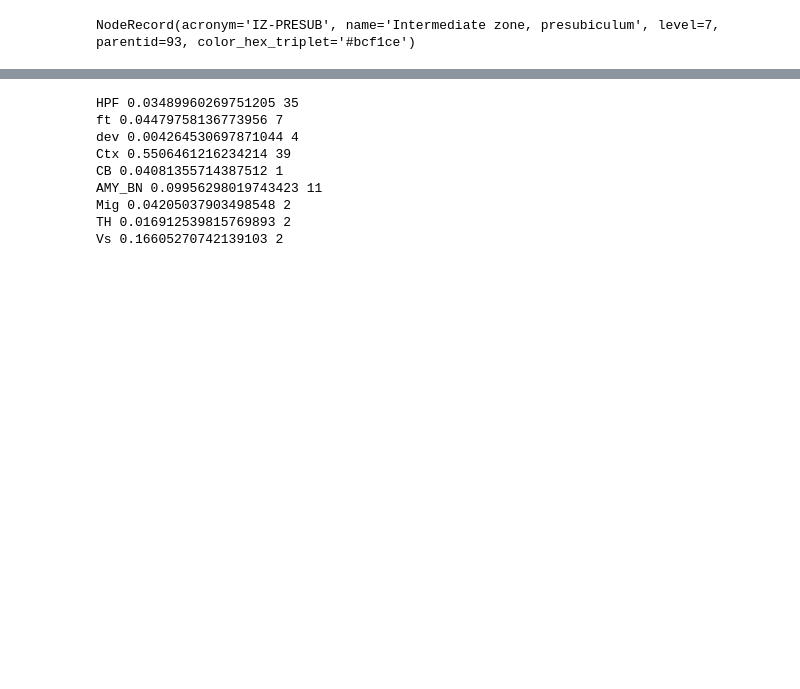
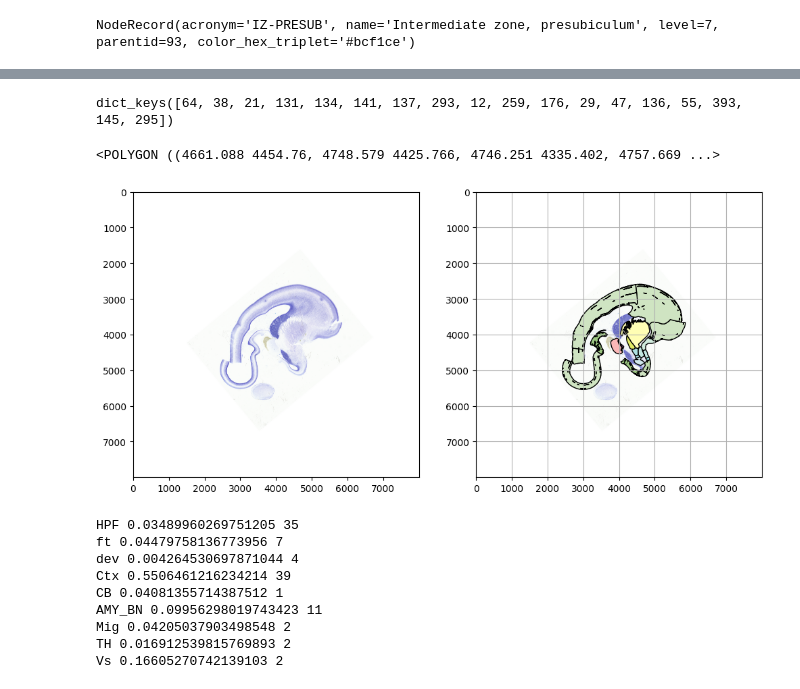
Before and after one commit to SGBC-IITM/DHARANI_data_tutorial, a Jupyter notebook: notebooks/dharani_sample.ipynb, the cells around one changed output, grey strips where cells are left out. Drawn from its saved outputs; the diff is of its cells as text; code cells hidden in the pictures; blank space fills up the shorter version.

Commit message:
sample parent drawing

```diff
--- a/notebooks/dharani_sample.ipynb
+++ b/notebooks/dharani_sample.ipynb
@@ -26,3 +30,17 @@ ontohelper.onto_lookup[98]
 NodeRecord(acronym='IZ-PRESUB', name='Intermediate zone, presubiculum', level=7, parentid=93, color_hex_triplet='#bcf1ce')
 # %%
 from collections import defaultdict
+# %%
+ids_lev4=ontohelper.get_ids_by_level(4)
+
+draw_ids = defaultdict(list) # parent:[children]
+
+for annot_id in annot:
+    if annot_id in ids_lev4:
+        draw_ids[annot_id].append(annot_id)
+    else:
+        anclist = ontohelper.get_ancestor_ids(annot_id)
+        for elt in reversed(anclist):
+            if elt in ids_lev4:
+                draw_ids[elt].append(annot_id)
+                break
@@ -28,0 +51,13 @@ from collections import defaultdict
+# %%
+parshapes = {}
+for par, chlist in draw_ids.items():
+    print(ontohelper.onto_lookup[par])
+    parshp = None
+    for chi in chlist:
+        print('\t',ontohelper.onto_lookup[chi])
+        if parshp is None:
+            parshp = annot[chi]
+        else:
+            parshp = parshp.union(annot[chi])
+
+    parshapes[par]=parshp
@@ -28,0 +82,13 @@ from collections import defaultdict
+# %%
+parshapes.keys()
+# %% [output]
+dict_keys([64, 38, 21, 131, 134, 141, 137, 293, 12, 259, 176, 29, 47, 136, 55, 393, 145, 295])
+# %%
+parshapes[134]
+# %% [output]
+<POLYGON ((4661.088 4454.76, 4748.579 4425.766, 4746.251 4335.402, 4757.669 ...>
+# %%
+from shapely.plotting import plot_polygon
+
+def plot_shape(shp,color):
+    plot_polygon(shp, add_points=False, facecolor=color, edgecolor='k')
@@ -28,0 +97,14 @@ from collections import defaultdict
+# %%
+plt.figure(figsize=(12,8))
+plt.subplot(1,2,1)
+plt.imshow(im_arr)
+
+plt.subplot(1,2,2)
+plt.imshow(im_arr)
+for par,parshp in parshapes.items():
+
+    color = ontohelper.onto_lookup[par].color_hex_triplet
+    plot_shape(parshp,color)
+    # break
+# %% [output]
+[figure, added]
```
Also changed, not shown: parts of 7 cells of this notebook, 1 other file.
